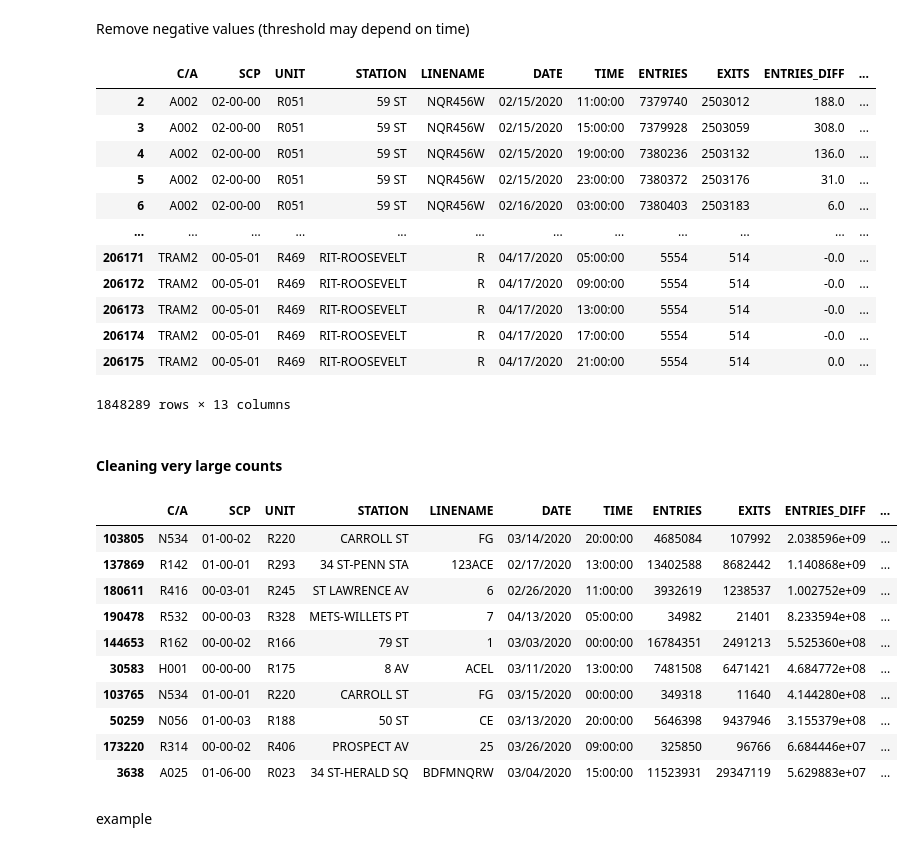
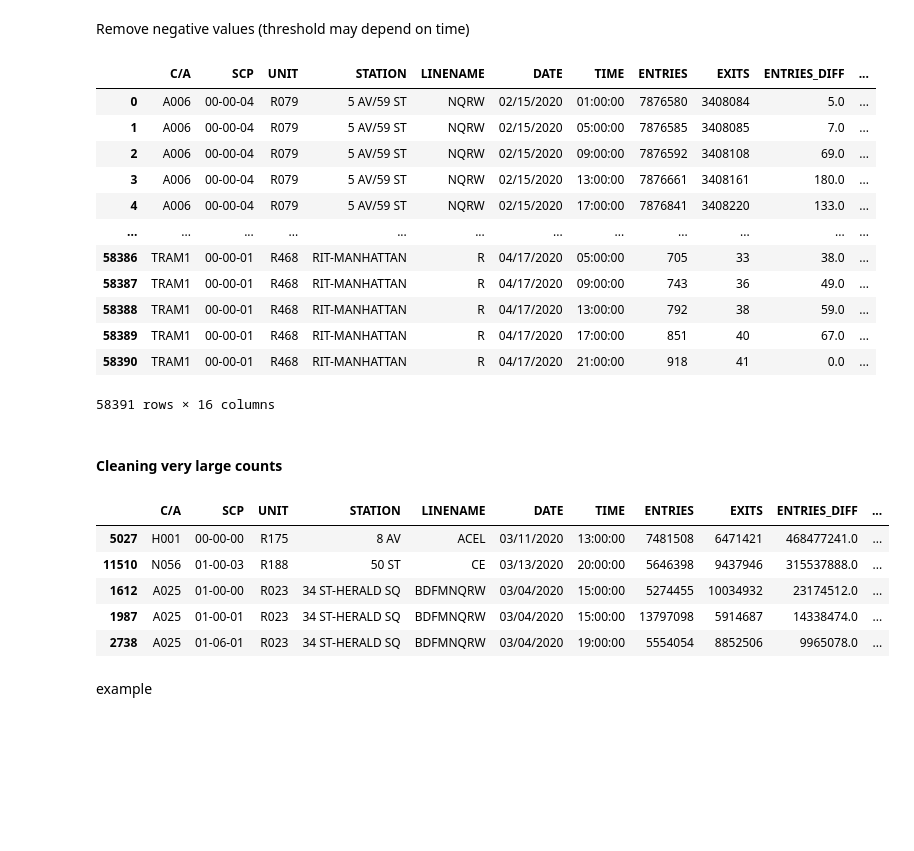
Before and after one commit to mahouoji/MobilityChange, a Jupyter notebook: data_cleaning/turnstile_cleaning.ipynb, the cells around one changed output. Cells and saved outputs as stored; diff of their text form; code cells hidden in the pictures; blank space fills up the shorter version.

Commit message:
filter negative turnstile by ratio

```diff
--- a/data_cleaning/turnstile_cleaning.ipynb
+++ b/data_cleaning/turnstile_cleaning.ipynb
@@ -115,7 +115,8 @@ The entries of 03/28/2020 is sum(ENTRIES')where DATE is 03/28/2020
 
 If the next row is records another turnstile, then drop the last term
 # %%
-reading_diffs = regular_df.sort_values(['C/A', 'SCP','UNIT','STATION', 'LINENAME', 'DATE', 'TIME'])[[
+keys = ['C/A', 'SCP','UNIT','STATION', 'LINENAME', 'DATE', 'TIME']
+reading_diffs = regular_df.sort_values(keys)[[
     'C/A', 'SCP','UNIT','STATION','LINENAME', 'DATE', 'TIME', 'ENTRIES', 'EXITS']]
 reading_diffs['ENTRIES_DIFF'] = reading_diffs['ENTRIES'].diff(periods=-1)*-1 # Difference with following row
 reading_diffs['EXITS_DIFF'] = reading_diffs['EXITS'].diff(periods=-1)*-1 # Difference with following row
@@ -216,0 +201,8 @@ reading_diffs[(reading_diffs['ENTRIES_DIFF']<0) | (
+# %%
+keys = ['C/A', 'SCP','UNIT','STATION', 'LINENAME']
+negative_cnt = reading_diffs[(reading_diffs['ENTRIES_DIFF']<0) & (
+    reading_diffs['EXITS_DIFF']<0)].groupby(keys).size().reset_index(name='negative cnt')
+total_cnt = reading_diffs.groupby(keys).size().reset_index(name='total cnt')
+nratio = pd.merge(negative_cnt, total_cnt)
+nratio['negative ratio'] = nratio['negative cnt'] / nratio['total cnt']
+nratio.sort_values('negative ratio', ascending=False).head(30)
@@ -217,51 +227,48 @@ reading_diffs[(reading_diffs['ENTRIES_DIFF']<0) | (
+# %%
+reading_diffs = pd.merge(reading_diffs, nratio)
 # %% [markdown]
 Remove negative values (threshold may depend on time)
 # %%
 # Entry
 reading_diffs['ENTRIES_DIFF'] = np.where(
-    reading_diffs['ENTRIES_DIFF'] < -200, # resetted after full
+    (reading_diffs['ENTRIES_DIFF'] < 0) & (reading_diffs['negative ratio'] < 0.9), # resetted after full, set to 0
     0, reading_diffs['ENTRIES_DIFF'])
 reading_diffs['ENTRIES_DIFF'] = np.where(
-    reading_diffs['ENTRIES_DIFF'] < 0, # negative turstiles
+    reading_diffs['ENTRIES_DIFF'] < 0, # negative turstiles, flip
     reading_diffs['ENTRIES_DIFF'] * -1, reading_diffs['ENTRIES_DIFF'])
 # Exit
 reading_diffs['EXITS_DIFF'] = np.where(
-    reading_diffs['EXITS_DIFF'] < -200, # resetted after full
+    (reading_diffs['EXITS_DIFF'] < 0) & (reading_diffs['negative ratio'] < 0.9), # resetted after full, set to 0
     0, reading_diffs['EXITS_DIFF'])
 reading_diffs['EXITS_DIFF'] = np.where(
-    reading_diffs['EXITS_DIFF'] < 0, # negative turstiles
+    reading_diffs['EXITS_DIFF'] < 0, # negative turstiles, filp
     reading_diffs['EXITS_DIFF'] * -1, reading_diffs['EXITS_DIFF'])
 reading_diffs
 # %% [output]
 |  | C/A | SCP | UNIT | STATION | LINENAME | DATE | TIME | ENTRIES | EXITS | ENTRIES_DIFF | ... |
-| 2 | A002 | 02-00-00 | R051 | 59 ST | NQR456W | 02/15/2020 | 11:00:00 | 7379740 | 2503012 | 188.0 | ... |
-| 3 | A002 | 02-00-00 | R051 | 59 ST | NQR456W | 02/15/2020 | 15:00:00 | 7379928 | 2503059 | 308.0 | ... |
-| 4 | A002 | 02-00-00 | R051 | 59 ST | NQR456W | 02/15/2020 | 19:00:00 | 7380236 | 2503132 | 136.0 | ... |
-| 5 | A002 | 02-00-00 | R051 | 59 ST | NQR456W | 02/15/2020 | 23:00:00 | 7380372 | 2503176 | 31.0 | ... |
-| 6 | A002 | 02-00-00 | R051 | 59 ST | NQR456W | 02/16/2020 | 03:00:00 | 7380403 | 2503183 | 6.0 | ... |
+| 0 | A006 | 00-00-04 | R079 | 5 AV/59 ST | NQRW | 02/15/2020 | 01:00:00 | 7876580 | 3408084 | 5.0 | ... |
+| 1 | A006 | 00-00-04 | R079 | 5 AV/59 ST | NQRW | 02/15/2020 | 05:00:00 | 7876585 | 3408085 | 7.0 | ... |
+| 2 | A006 | 00-00-04 | R079 | 5 AV/59 ST | NQRW | 02/15/2020 | 09:00:00 | 7876592 | 3408108 | 69.0 | ... |
+| 3 | A006 | 00-00-04 | R079 | 5 AV/59 ST | NQRW | 02/15/2020 | 13:00:00 | 7876661 | 3408161 | 180.0 | ... |
+| 4 | A006 | 00-00-04 | R079 | 5 AV/59 ST | NQRW | 02/15/2020 | 17:00:00 | 7876841 | 3408220 | 133.0 | ... |
 | ... | ... | ... | ... | ... | ... | ... | ... | ... | ... | ... | ... |
-| 206171 | TRAM2 | 00-05-01 | R469 | RIT-ROOSEVELT | R | 04/17/2020 | 05:00:00 | 5554 | 514 | -0.0 | ... |
-| 206172 | TRAM2 | 00-05-01 | R469 | RIT-ROOSEVELT | R | 04/17/2020 | 09:00:00 | 5554 | 514 | -0.0 | ... |
-| 206173 | TRAM2 | 00-05-01 | R469 | RIT-ROOSEVELT | R | 04/17/2020 | 13:00:00 | 5554 | 514 | -0.0 | ... |
-| 206174 | TRAM2 | 00-05-01 | R469 | RIT-ROOSEVELT | R | 04/17/2020 | 17:00:00 | 5554 | 514 | -0.0 | ... |
-| 206175 | TRAM2 | 00-05-01 | R469 | RIT-ROOSEVELT | R | 04/17/2020 | 21:00:00 | 5554 | 514 | 0.0 | ... |
+| 58386 | TRAM1 | 00-00-01 | R468 | RIT-MANHATTAN | R | 04/17/2020 | 05:00:00 | 705 | 33 | 38.0 | ... |
+| 58387 | TRAM1 | 00-00-01 | R468 | RIT-MANHATTAN | R | 04/17/2020 | 09:00:00 | 743 | 36 | 49.0 | ... |
+| 58388 | TRAM1 | 00-00-01 | R468 | RIT-MANHATTAN | R | 04/17/2020 | 13:00:00 | 792 | 38 | 59.0 | ... |
+| 58389 | TRAM1 | 00-00-01 | R468 | RIT-MANHATTAN | R | 04/17/2020 | 17:00:00 | 851 | 40 | 67.0 | ... |
+| 58390 | TRAM1 | 00-00-01 | R468 | RIT-MANHATTAN | R | 04/17/2020 | 21:00:00 | 918 | 41 | 0.0 | ... |
-1848289 rows × 13 columns
+58391 rows × 16 columns
 # %% [markdown]
 #### Cleaning very large counts
 # %%
-reading_diffs.sort_values('ENTRIES_DIFF', ascending=False).head(10)
+reading_diffs.sort_values('ENTRIES_DIFF', ascending=False).head()
 # %% [output]
 |  | C/A | SCP | UNIT | STATION | LINENAME | DATE | TIME | ENTRIES | EXITS | ENTRIES_DIFF | ... |
-| 103805 | N534 | 01-00-02 | R220 | CARROLL ST | FG | 03/14/2020 | 20:00:00 | 4685084 | 107992 | 2.038596e+09 | ... |
-| 137869 | R142 | 01-00-01 | R293 | 34 ST-PENN STA | 123ACE | 02/17/2020 | 13:00:00 | 13402588 | 8682442 | 1.140868e+09 | ... |
-| 180611 | R416 | 00-03-01 | R245 | ST LAWRENCE AV | 6 | 02/26/2020 | 11:00:00 | 3932619 | 1238537 | 1.002752e+09 | ... |
-| 190478 | R532 | 00-00-03 | R328 | METS-WILLETS PT | 7 | 04/13/2020 | 05:00:00 | 34982 | 21401 | 8.233594e+08 | ... |
-| 144653 | R162 | 00-00-02 | R166 | 79 ST | 1 | 03/03/2020 | 00:00:00 | 16784351 | 2491213 | 5.525360e+08 | ... |
-| 30583 | H001 | 00-00-00 | R175 | 8 AV | ACEL | 03/11/2020 | 13:00:00 | 7481508 | 6471421 | 4.684772e+08 | ... |
-| 103765 | N534 | 01-00-01 | R220 | CARROLL ST | FG | 03/15/2020 | 00:00:00 | 349318 | 11640 | 4.144280e+08 | ... |
-| 50259 | N056 | 01-00-03 | R188 | 50 ST | CE | 03/13/2020 | 20:00:00 | 5646398 | 9437946 | 3.155379e+08 | ... |
-| 173220 | R314 | 00-00-02 | R406 | PROSPECT AV | 25 | 03/26/2020 | 09:00:00 | 325850 | 96766 | 6.684446e+07 | ... |
-| 3638 | A025 | 01-06-00 | R023 | 34 ST-HERALD SQ | BDFMNQRW | 03/04/2020 | 15:00:00 | 11523931 | 29347119 | 5.629883e+07 | ... |
+| 5027 | H001 | 00-00-00 | R175 | 8 AV | ACEL | 03/11/2020 | 13:00:00 | 7481508 | 6471421 | 468477241.0 | ... |
+| 11510 | N056 | 01-00-03 | R188 | 50 ST | CE | 03/13/2020 | 20:00:00 | 5646398 | 9437946 | 315537888.0 | ... |
+| 1612 | A025 | 01-00-00 | R023 | 34 ST-HERALD SQ | BDFMNQRW | 03/04/2020 | 15:00:00 | 5274455 | 10034932 | 23174512.0 | ... |
+| 1987 | A025 | 01-00-01 | R023 | 34 ST-HERALD SQ | BDFMNQRW | 03/04/2020 | 15:00:00 | 13797098 | 5914687 | 14338474.0 | ... |
+| 2738 | A025 | 01-06-01 | R023 | 34 ST-HERALD SQ | BDFMNQRW | 03/04/2020 | 19:00:00 | 5554054 | 8852506 | 9965078.0 | ... |
 # %% [markdown]
 example
 # %%
```
Also changed, not shown: parts of 9 cells of this notebook, 1 other file.
